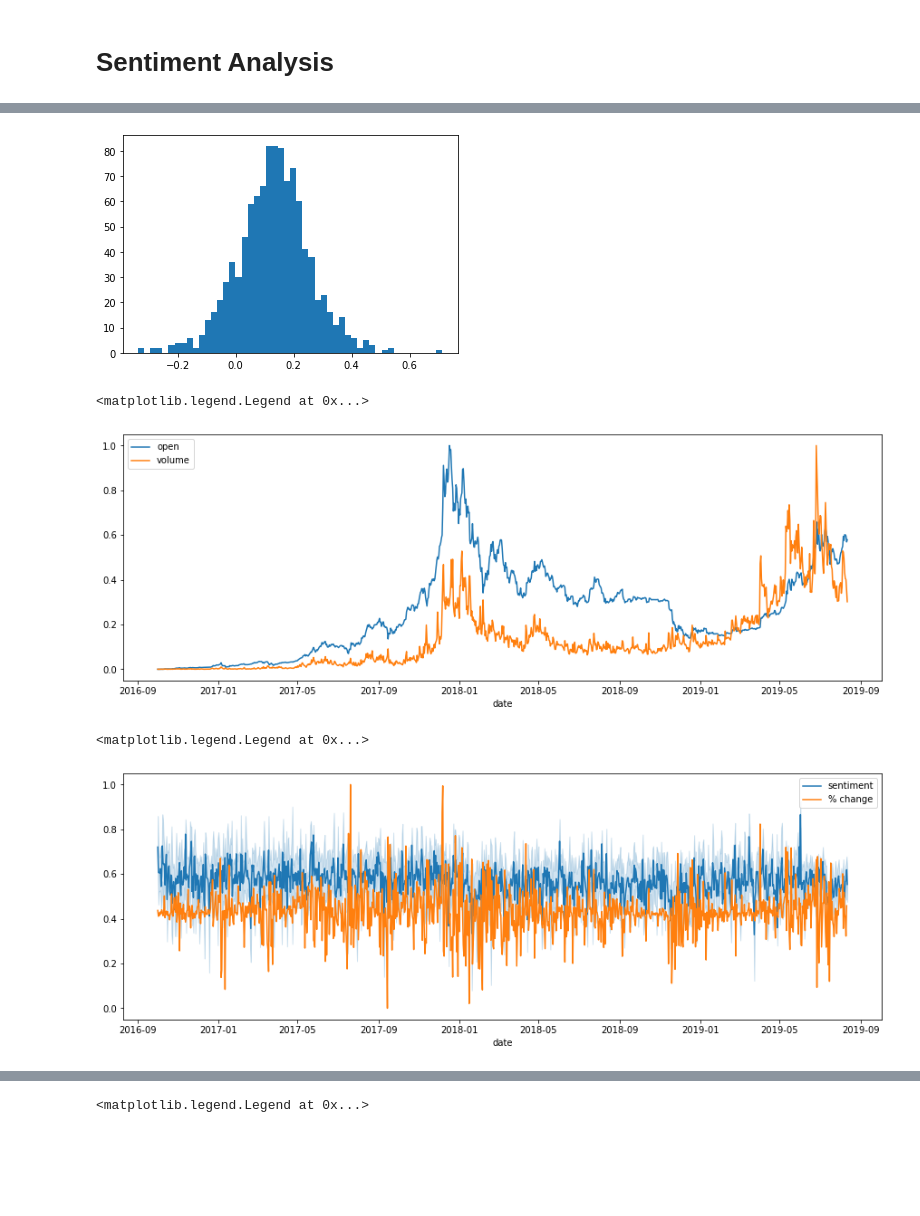
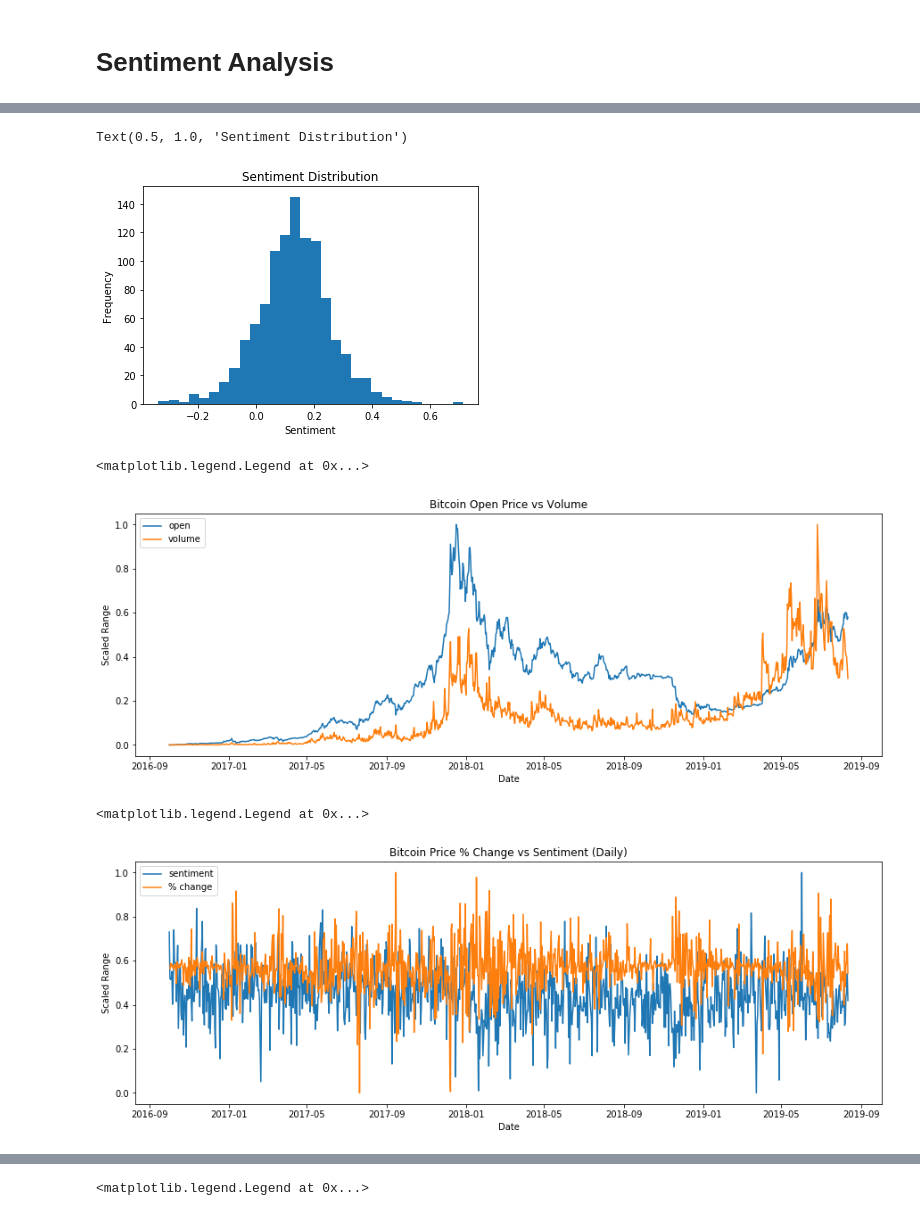
Before and after one commit to silvernine209/nlp_bitcoin_trading, a Jupyter notebook: bitcoin_trader_v2.ipynb, the cells around one changed output, grey strips where cells are left out. Cells and saved outputs as stored; diff of their text form; code cells hidden in the pictures; blank space fills up the shorter version.

```diff
--- a/bitcoin_trader_v2.ipynb
+++ b/bitcoin_trader_v2.ipynb
@@ -796,6 +786,6 @@ df_sentiment = pd.DataFrame(scores)
 # Concat news dataframe with sentiment dataframe
 df_news_clean = pd.concat([df_news_clean,df_sentiment],axis=1)
 # %%
-# get daily sentiment score by getting mean of sentiments
-daily_sentiment = df_news_clean.groupby(['date'], as_index=False).mean().copy()
-daily_sentiment.head()
+# get daily sentiment score by getting mean of sentiments & concat it with bitcoin price data
+df_daily = df_news_clean.groupby(['date'], as_index=False).mean().copy()
+df_daily = pd.concat([df_daily,df_price[['open', 'high', 'low', 'close', 'volume', 'market_cap']]],axis=1)
@@ -836,8 +848,12 @@ pd.concat([daily_sentiment,daily_sentiment.rolling(window=7).sum()],axis=1)
 # %%
 # Compound sentiment distribution
-plt.hist(daily_sentiment['compound'],bins=50);
+plt.hist(daily_sentiment['compound'],bins=30)
+plt.xlabel('Sentiment')
+plt.ylabel('Frequency')
+plt.title('Sentiment Distribution')
 # %% [output]
+Text(0.5, 1.0, 'Sentiment Distribution')
-[figure, old version]
+[figure, new version]
 # %%
 from sklearn import preprocessing
 
@@ -848,18 +864,24 @@ plt.figure(figsize=(15,5))
 sns.lineplot(x=df_price['date'],y=min_max_scaler.fit_transform(df_price['open'].values.reshape(-1,1)).reshape(-1))
 sns.lineplot(x=df_price['date'],y=min_max_scaler.fit_transform(df_price['volume'].values.reshape(-1,1)).reshape(-1))
 
+plt.xlabel('Date')
+plt.ylabel('Scaled Range')
+plt.title('Bitcoin Open Price vs Volume')
 plt.legend(['open','volume'])
 # %% [output]
 <matplotlib.legend.Legend at 0x...>
-[figure, old version]
+[figure, new version]
 # %%
 min_max_scaler = preprocessing.MinMaxScaler()
 
 plt.figure(figsize=(15,5))
-sns.lineplot(x=df_news_clean['date'],y=min_max_scaler.fit_transform(df_news_clean['compound'].values.reshape(-1,1)).reshape(-1))
-sns.lineplot(x=df_price['date'],y=min_max_scaler.fit_transform(df_price['percent_change'].values.reshape(-1,1)).reshape(-1))
+sns.lineplot(x=df_daily['date'],y=min_max_scaler.fit_transform(df_daily['compound'].values.reshape(-1,1)).reshape(-1))
+sns.lineplot(x=df_daily['date'],y=min_max_scaler.fit_transform(df_daily['percent_change_daily_open'].values.reshape(-1,1)).reshape(-1))
 
+plt.xlabel('Date')
+plt.ylabel('Scaled Range')
+plt.title('Bitcoin Price % Change vs Sentiment (Daily)')
 plt.legend(['sentiment','% change'])
 # %% [output]
 <matplotlib.legend.Legend at 0x...>
-[figure, old version]
+[figure, new version]
```
Also changed, not shown: parts of 11 cells of this notebook.
